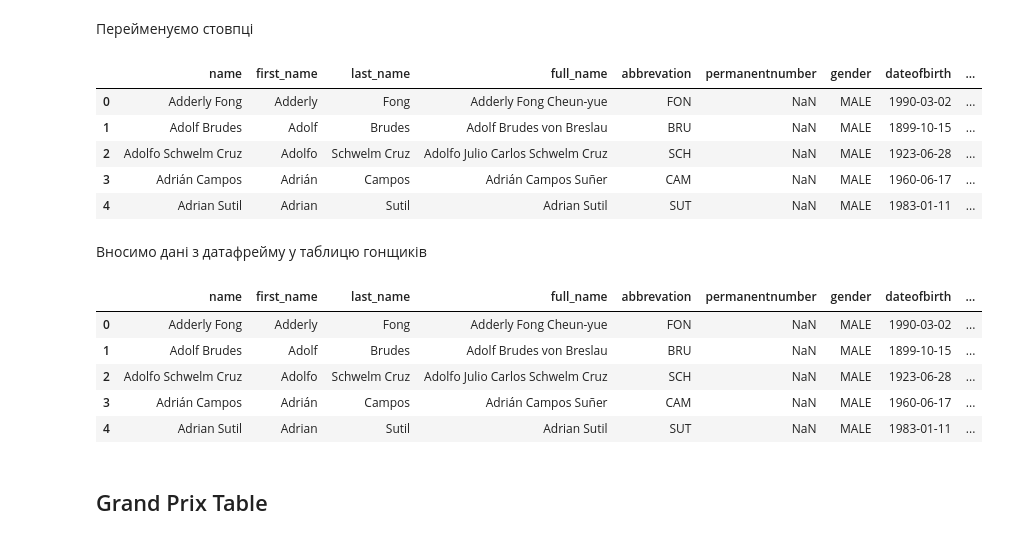
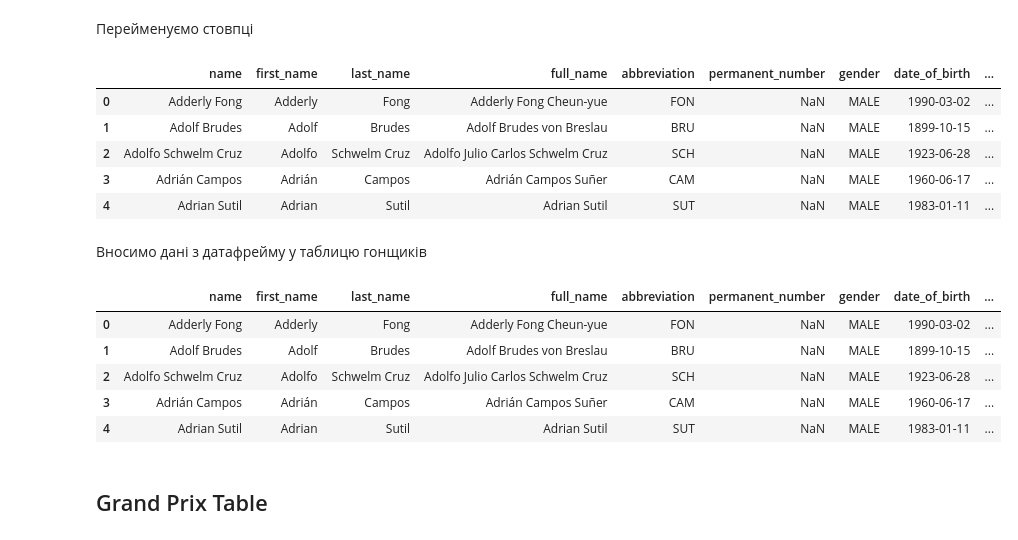
Before and after one commit to zagrebelnio/F1-Championship-Data-Analysis, a Jupyter notebook: storage/scripts/dimension_tables.ipynb, the cells around one changed output. Cells and saved outputs as stored; diff of their text form; code cells hidden in the pictures.

Commit message:
fix: dimension tables attributes naming

```diff
--- a/storage/scripts/dimension_tables.ipynb
+++ b/storage/scripts/dimension_tables.ipynb
@@ -252,10 +252,10 @@ drivers_df.head()
 # %% [markdown]
 Перейменуємо стовпці
 # %%
-drivers_df.columns = ['name', 'first_name', 'last_name', 'full_name', 'abbrevation', 'permanentnumber', 'gender', 'dateofbirth', 'nationality_country_id', 'id']
+drivers_df.columns = ['name', 'first_name', 'last_name', 'full_name', 'abbreviation', 'permanent_number', 'gender', 'date_of_birth', 'nationality_country_id', 'id']
 drivers_df.head()
 # %% [output]
-|  | name | first_name | last_name | full_name | abbrevation | permanentnumber | gender | dateofbirth | ... |
+|  | name | first_name | last_name | full_name | abbreviation | permanent_number | gender | date_of_birth | ... |
 | 0 | Adderly Fong | Adderly | Fong | Adderly Fong Cheun-yue | FON | NaN | MALE | 1990-03-02 | ... |
 | 1 | Adolf Brudes | Adolf | Brudes | Adolf Brudes von Breslau | BRU | NaN | MALE | 1899-10-15 | ... |
 | 2 | Adolfo Schwelm Cruz | Adolfo | Schwelm Cruz | Adolfo Julio Carlos Schwelm Cruz | SCH | NaN | MALE | 1923-06-28 | ... |
@@ -264,10 +264,10 @@ drivers_df.head()
 # %% [markdown]
 Вносимо дані з датафрейму у таблицю гонщиків
 # %%
-drivers_df['dbId'] = insert_data(drivers_df[['name', 'first_name', 'last_name', 'full_name', 'abbrevation', 'permanentnumber', 'gender', 'dateofbirth', 'nationality_country_id']], 'drivers')
+drivers_df['dbId'] = insert_data(drivers_df[['name', 'first_name', 'last_name', 'full_name', 'abbreviation', 'permanent_number', 'gender', 'date_of_birth', 'nationality_country_id']], 'drivers')
 drivers_df.head()
 # %% [output]
-|  | name | first_name | last_name | full_name | abbrevation | permanentnumber | gender | dateofbirth | ... |
+|  | name | first_name | last_name | full_name | abbreviation | permanent_number | gender | date_of_birth | ... |
 | 0 | Adderly Fong | Adderly | Fong | Adderly Fong Cheun-yue | FON | NaN | MALE | 1990-03-02 | ... |
 | 1 | Adolf Brudes | Adolf | Brudes | Adolf Brudes von Breslau | BRU | NaN | MALE | 1899-10-15 | ... |
 | 2 | Adolfo Schwelm Cruz | Adolfo | Schwelm Cruz | Adolfo Julio Carlos Schwelm Cruz | SCH | NaN | MALE | 1923-06-28 | ... |
```
Also changed, not shown: parts of 2 cells of this notebook.
